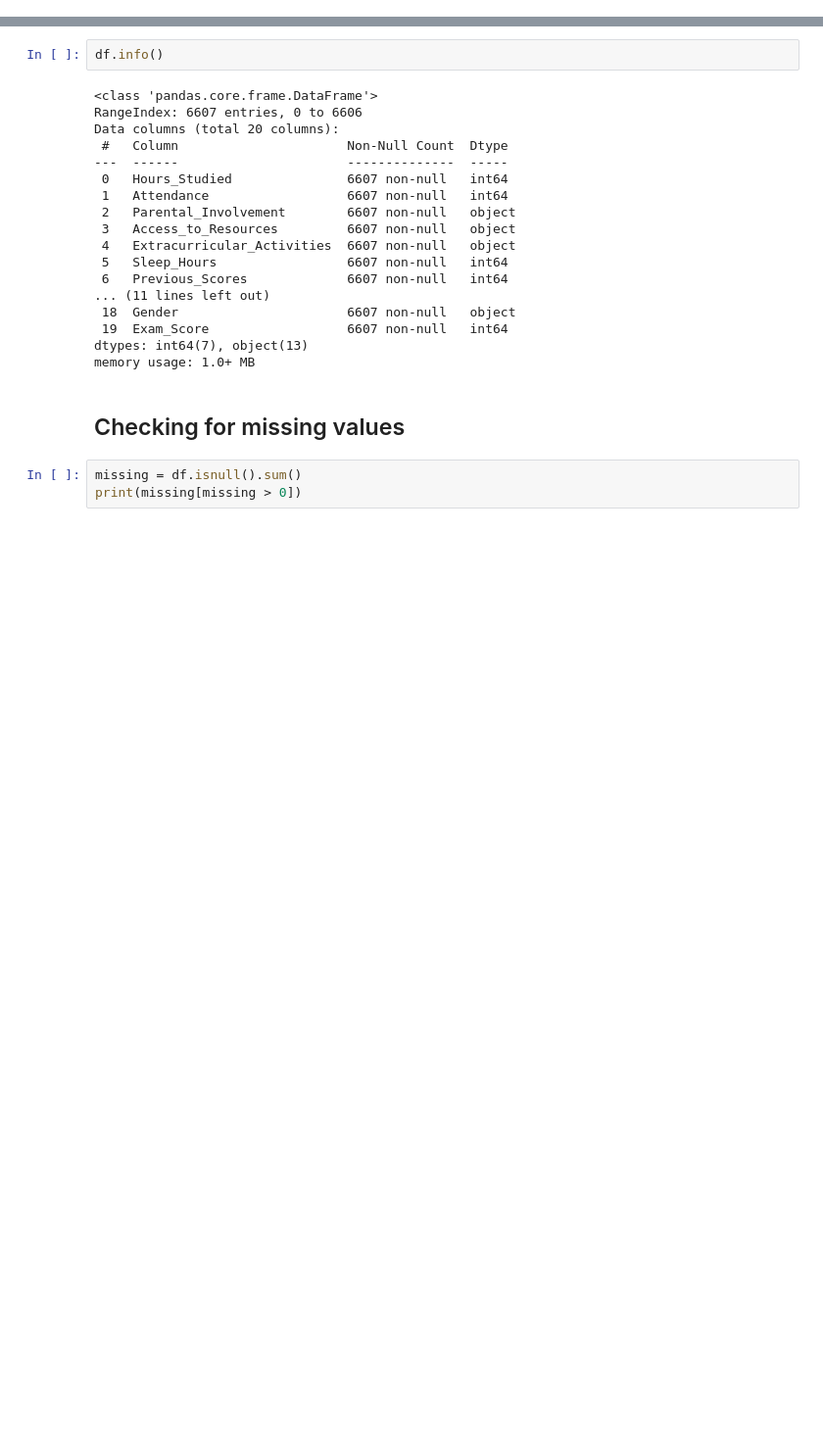
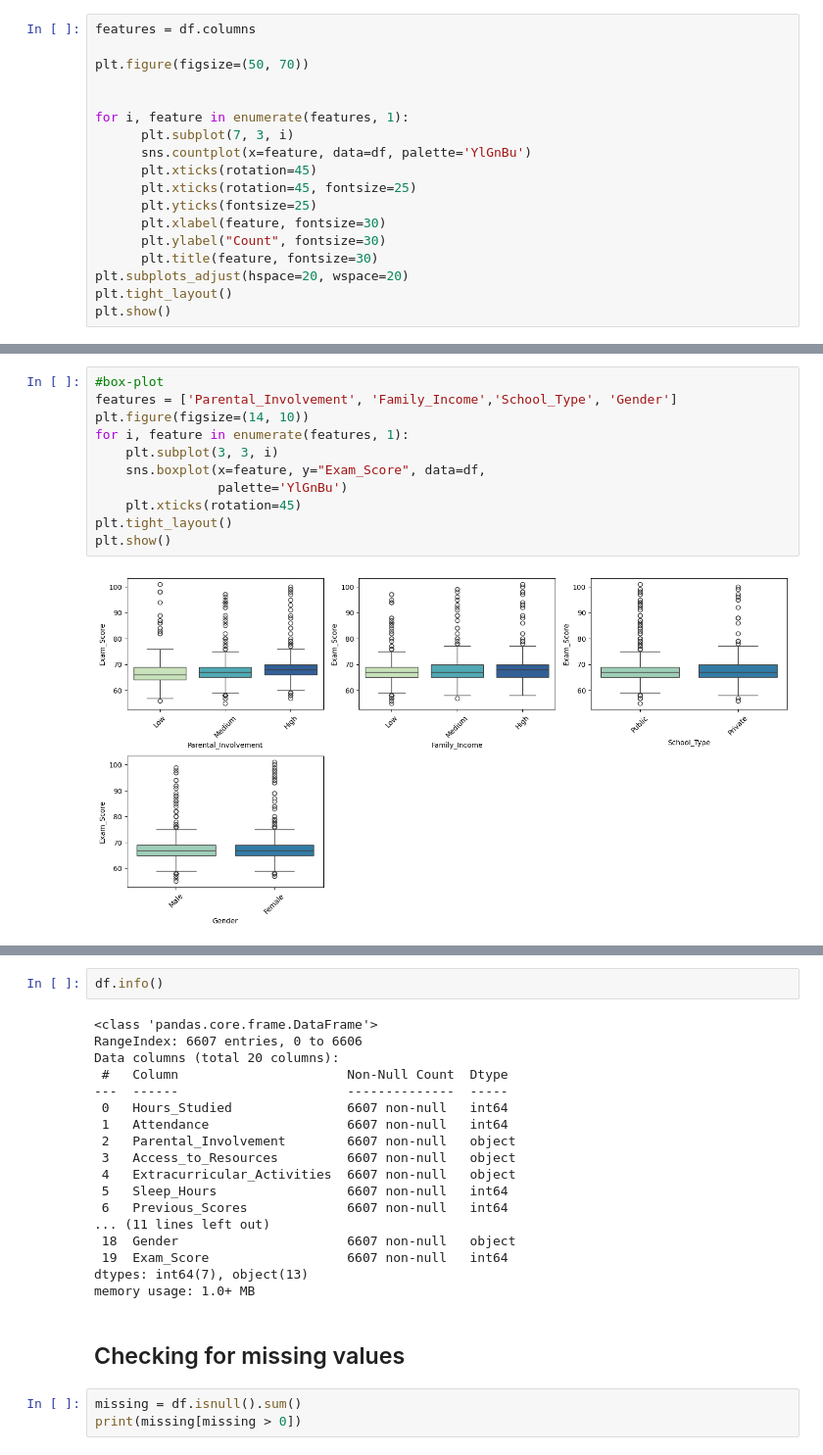
Before and after one commit to FaroukAshrafElshamy/SPP, a Jupyter notebook: SPP.ipynb, the cells around one changed output, grey strips where cells are left out. Shown at 98% size. Cells and saved outputs as stored; diff of their text form; blank space fills up the shorter version.

```diff
--- a/SPP.ipynb
+++ b/SPP.ipynb
@@ -49,0 +65,18 @@ plt.show()
+# %%
+features = df.columns
+
+plt.figure(figsize=(50, 70))
+
+
+for i, feature in enumerate(features, 1):
+      plt.subplot(7, 3, i)
+      sns.countplot(x=feature, data=df, palette='YlGnBu')
+      plt.xticks(rotation=45)
+      plt.xticks(rotation=45, fontsize=25)
+      plt.yticks(fontsize=25)
+      plt.xlabel(feature, fontsize=30)
+      plt.ylabel("Count", fontsize=30)
+      plt.title(feature, fontsize=30)
+plt.subplots_adjust(hspace=20, wspace=20)
+plt.tight_layout()
+plt.show()
@@ -49,0 +85,13 @@ plt.show()
+# %%
+#box-plot
+features = ['Parental_Involvement', 'Family_Income','School_Type', 'Gender']
+plt.figure(figsize=(14, 10))
+for i, feature in enumerate(features, 1):
+    plt.subplot(3, 3, i)
+    sns.boxplot(x=feature, y="Exam_Score", data=df,
+                palette='YlGnBu')
+    plt.xticks(rotation=45)
+plt.tight_layout()
+plt.show()
+# %% [output]
+[figure, added]
```
Also changed, not shown: parts of 12 cells of this notebook.
